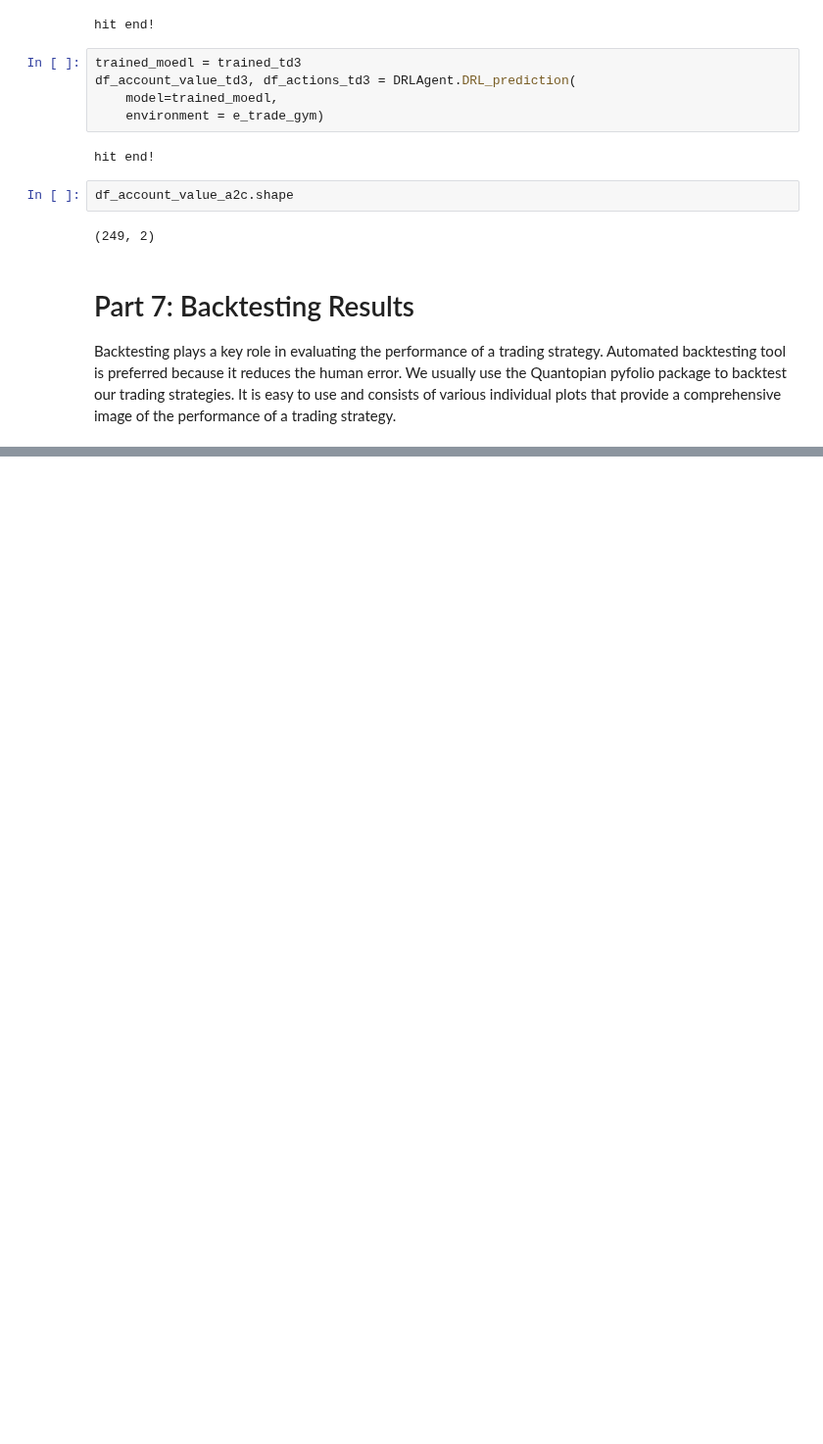
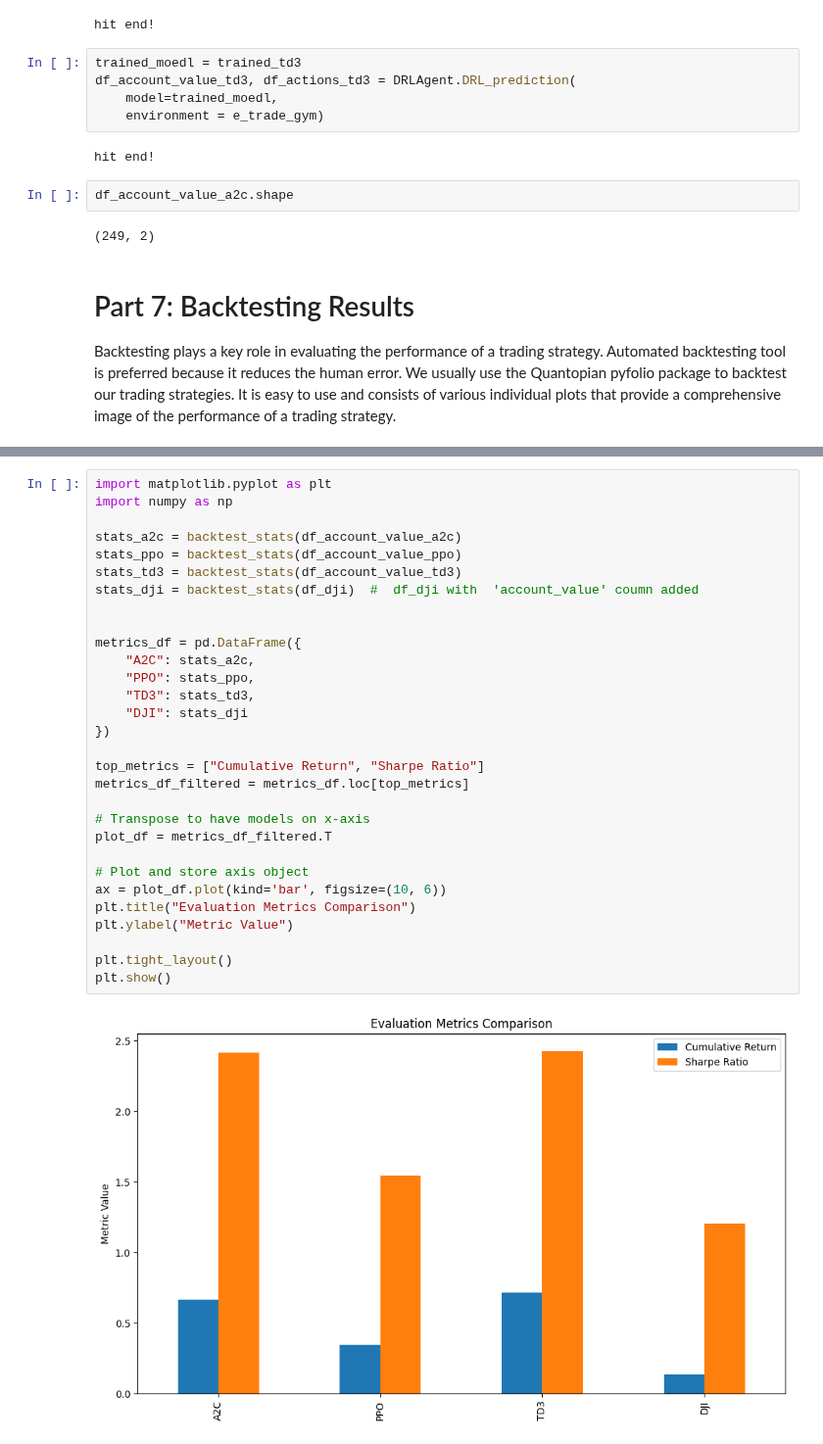
Before and after one commit to hab5510/finrl_feat, a Jupyter notebook: with_sentiment/FinRL_with_SentimentAnalysis.ipynb, the cells around one changed output, grey strips where cells are left out. Shown at 98% size. Saved outputs shown, nothing was run; the diff lists cells and outputs as text; blank space fills up the shorter version.

```diff
--- a/with_sentiment/FinRL_with_SentimentAnalysis.ipynb
+++ b/with_sentiment/FinRL_with_SentimentAnalysis.ipynb
@@ -827,0 +863,32 @@ result.plot(title="Backtest Results: A2C vs PPO vs TD3");
+# %%
+import matplotlib.pyplot as plt
+import numpy as np
+
+stats_a2c = backtest_stats(df_account_value_a2c)
+stats_ppo = backtest_stats(df_account_value_ppo)
+stats_td3 = backtest_stats(df_account_value_td3)
+stats_dji = backtest_stats(df_dji)  #  df_dji with  'account_value' coumn added
+
+
+metrics_df = pd.DataFrame({
+    "A2C": stats_a2c,
+    "PPO": stats_ppo,
+    "TD3": stats_td3,
+    "DJI": stats_dji
+})
+
+top_metrics = ["Cumulative Return", "Sharpe Ratio"]
+metrics_df_filtered = metrics_df.loc[top_metrics]
+
+# Transpose to have models on x-axis
+plot_df = metrics_df_filtered.T
+
+# Plot and store axis object
+ax = plot_df.plot(kind='bar', figsize=(10, 6))
+plt.title("Evaluation Metrics Comparison")
+plt.ylabel("Metric Value")
+
+plt.tight_layout()
+plt.show()
+# %% [output]
+[figure, added]
```
Also changed, not shown: parts of 17 cells of this notebook.
